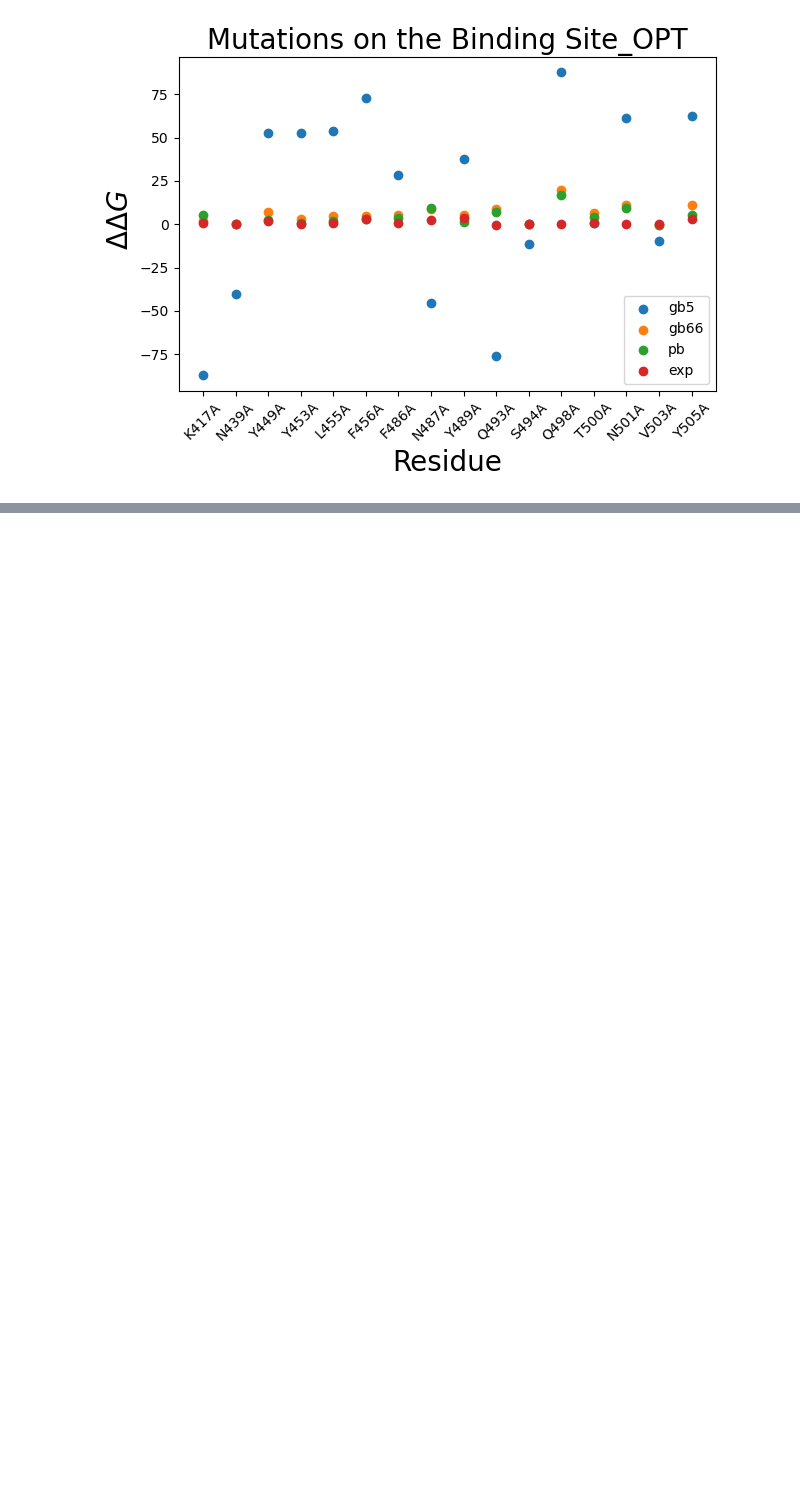
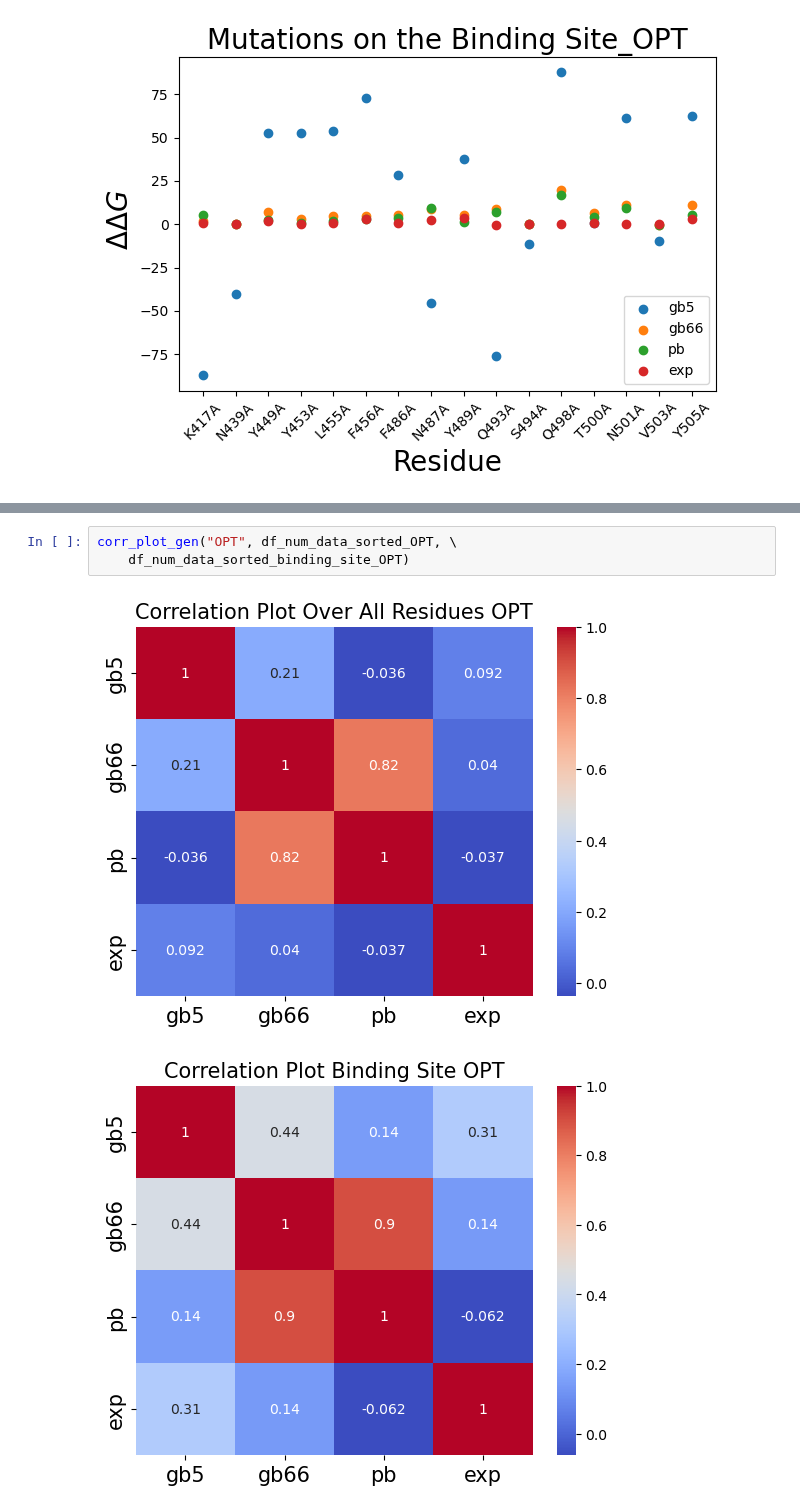
Before and after one commit to fergplace/amber_scripts, a Jupyter notebook: fun_figures_funcs.ipynb, the cells around one changed output, grey strips where cells are left out. Saved outputs shown, nothing was run; the diff lists cells and outputs as text; blank space fills up the shorter version.

```diff
--- a/fun_figures_funcs.ipynb
+++ b/fun_figures_funcs.ipynb
@@ -287,0 +289,6 @@ simple_plots("OPT",df_num_data_sorted_OPT, \
+# %%
+corr_plot_gen("OPT", df_num_data_sorted_OPT, \
+    df_num_data_sorted_binding_site_OPT)
+# %% [output]
+[figure, added]
+[figure, added]
```
Also changed, not shown: parts of 3 cells of this notebook.
